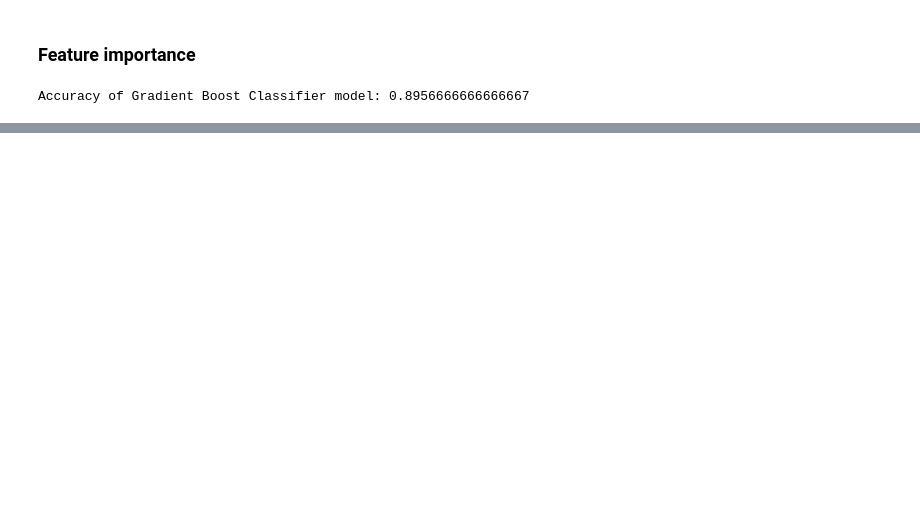
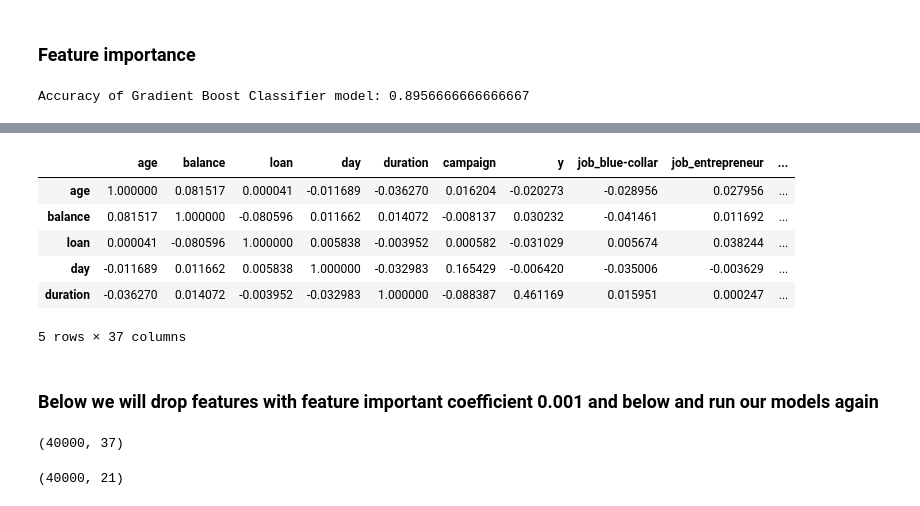
Before and after one commit to ksurasura/bCpQh6CkjWdOVOcx, a Jupyter notebook: Term deposit marketing submission.ipynb, the cells around one changed output, grey strips where cells are left out. Cells and saved outputs as stored; diff of their text form; code cells hidden in the pictures; blank space fills up the shorter version.

```diff
--- a/Term deposit marketing submission.ipynb
+++ b/Term deposit marketing submission.ipynb
@@ -822 +839,13 @@ job_student            0.000000
 dtype: float64
+# %%
+corrMatrix.head()
+# %% [output]
+|  | age | balance | loan | day | duration | campaign | y | job_blue-collar | job_entrepreneur | ... |
+| age | 1.000000 | 0.081517 | 0.000041 | -0.011689 | -0.036270 | 0.016204 | -0.020273 | -0.028956 | 0.027956 | ... |
+| balance | 0.081517 | 1.000000 | -0.080596 | 0.011662 | 0.014072 | -0.008137 | 0.030232 | -0.041461 | 0.011692 | ... |
+| loan | 0.000041 | -0.080596 | 1.000000 | 0.005838 | -0.003952 | 0.000582 | -0.031029 | 0.005674 | 0.038244 | ... |
+| day | -0.011689 | 0.011662 | 0.005838 | 1.000000 | -0.032983 | 0.165429 | -0.006420 | -0.035006 | -0.003629 | ... |
+| duration | -0.036270 | 0.014072 | -0.003952 | -0.032983 | 1.000000 | -0.088387 | 0.461169 | 0.015951 | 0.000247 | ... |
+5 rows × 37 columns
+# %% [markdown]
+### Below we will drop features with feature important coefficient 0.001 and below and run our models again
@@ -822,0 +854,4 @@ dtype: float64
+# %%
+d_new.shape
+# %% [output]
+(40000, 37)
@@ -822,0 +862,4 @@ dtype: float64
+# %%
+d_new.shape
+# %% [output]
+(40000, 21)
```
Also changed, not shown: parts of 29 cells of this notebook.
